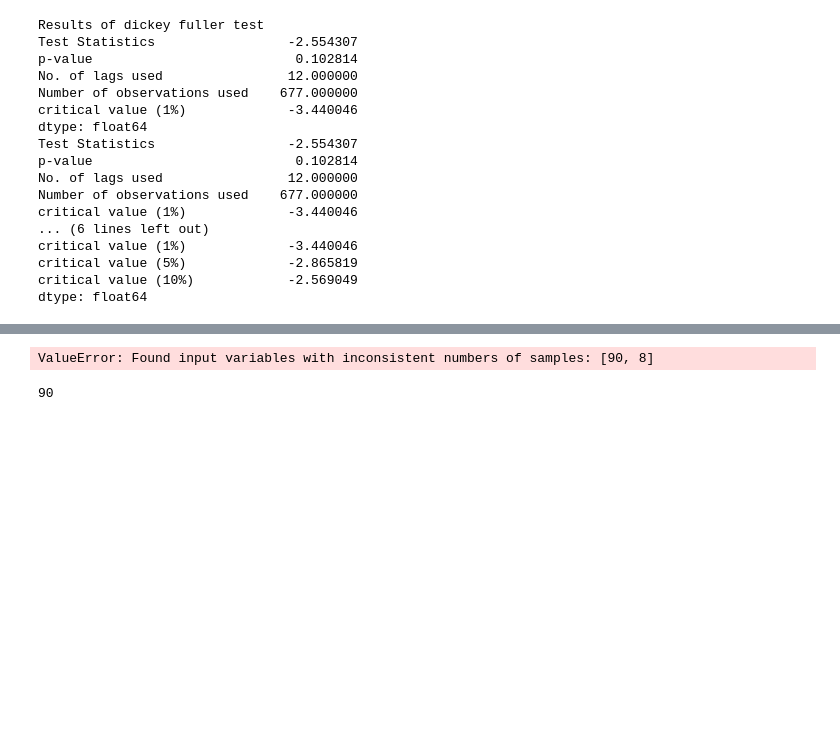
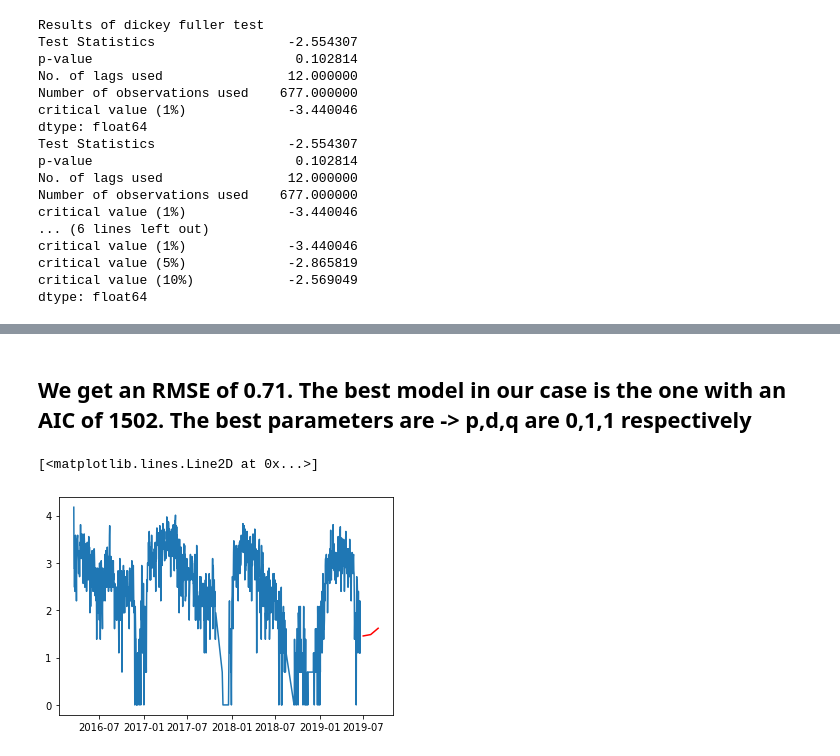
Before and after one commit to prathameshmahankal/Datathon2020, a Jupyter notebook: Datathon.ipynb, the cells around one changed output, grey strips where cells are left out. Saved outputs shown, nothing was run; the diff lists cells and outputs as text; code cells hidden in the pictures; blank space fills up the shorter version.

```diff
--- a/Datathon.ipynb
+++ b/Datathon.ipynb
@@ -259,10 +232,13 @@ Fit ARIMA(2,0,1)x(1,1,0,12) [intercept=True]; AIC=1894.304, BIC=1923.997, Time=9
-# %%
-# Forecast
-n_periods = 8
-fitted, confint = smodel.predict(n_periods=n_periods, return_conf_int=True)
-index_of_fc = pd.date_range(train_log.index[-1].to_timestamp(freq ='D'), periods = n_periods, freq='MS')
-
-# make series for plotting purpose
-fitted_series = pd.Series(fitted, index=index_of_fc)
-lower_series = pd.Series(confint[:, 0], index=index_of_fc)
-upper_series = pd.Series(confint[:, 1], index=index_of_fc)
+# %%
+#! pip install --user pmdarima
+from pmdarima import auto_arima
+
+model = auto_arima(train_log, trace=True, error_action='ignore', suppress_warnings=True)
+model.fit(train_log)
+forecast = model.predict(n_periods=len(test))
+forecast = pd.DataFrame(forecast, columns=['Prediction'])
+
+from math import sqrt
+from sklearn.metrics import mean_squared_error
+rms = sqrt(mean_squared_error(test_log,forecast))
+print("RMSE: ", rms)
@@ -269,15 +257,9 @@ upper_series = pd.Series(confint[:, 1], index=index_of_fc)
+# %% [markdown]
+## We get an RMSE of 0.71. The best model in our case is the one with an AIC of 1502. The best parameters are -> p,d,q are 0,1,1 respectively ##
 # %%
 # Plot
 plt.plot(train_log.to_timestamp(freq ='D'))
-plt.plot(fitted_series, color='darkgreen')
+plt.plot(fitted_series, color='red')
+# %% [output]
+[<matplotlib.lines.Line2D at 0x...>]
+[figure, added]
-# %%
-from math import sqrt
-from sklearn.metrics import mean_squared_error
-rms = sqrt(mean_squared_error(test_log,fitted_series))
-print("RMSE: ", rms)
-# %% [output]
-ValueError: Found input variables with inconsistent numbers of samples: [90, 8]
-# %%
-len(test_log)
-# %% [output]
-90
```
Also changed, not shown: parts of 4 cells of this notebook.
